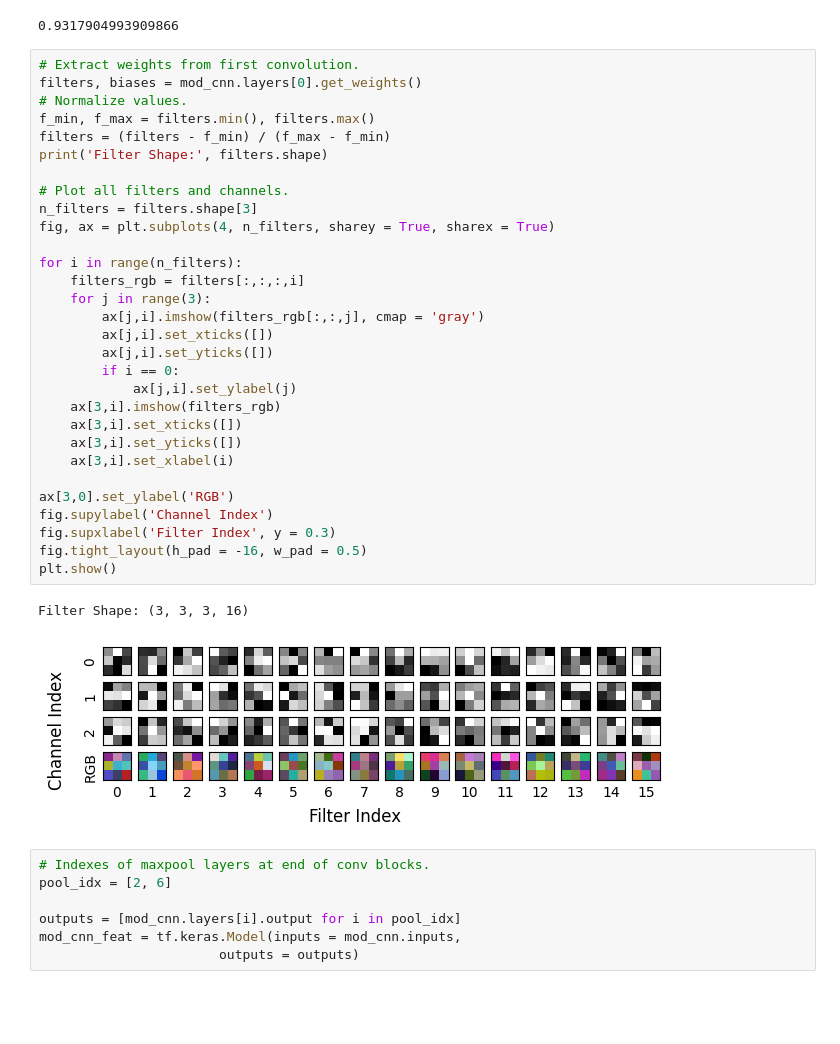
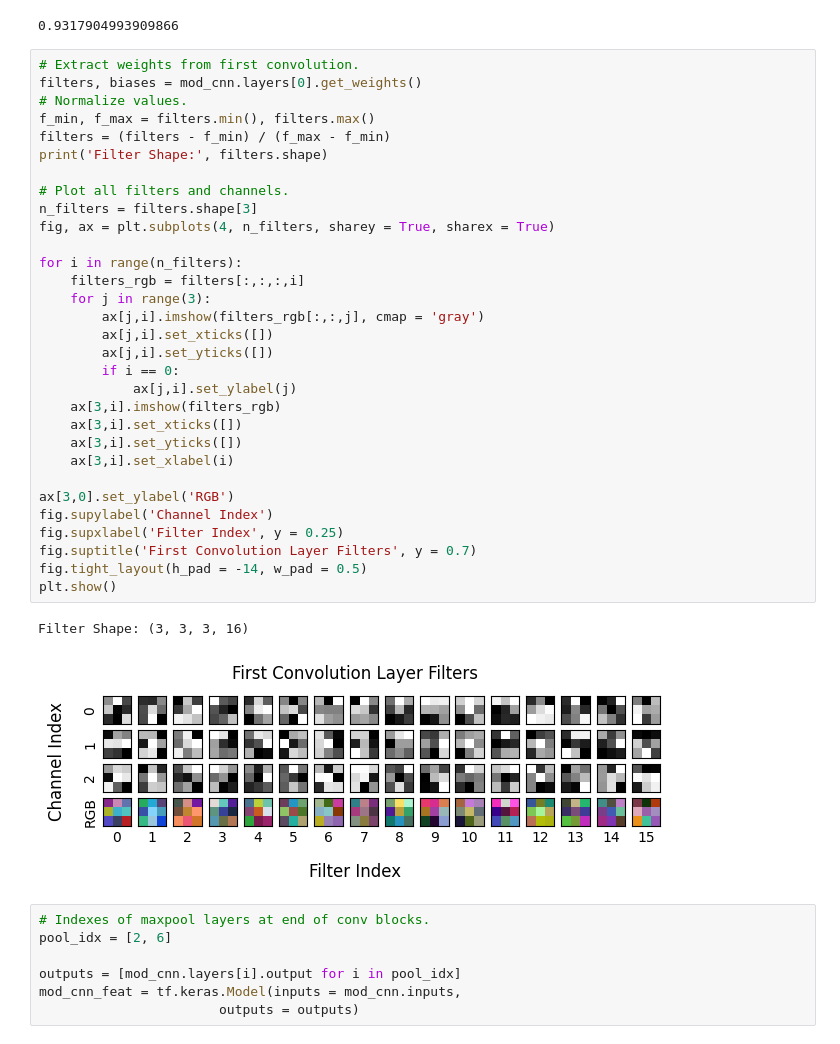
Before and after one commit to chill0121/Periocular_Sex_Classification, a Jupyter notebook: Periocular_Sex_Classification.ipynb, the cells around one changed output. Saved outputs shown, nothing was run; the diff lists cells and outputs as text; blank space fills up the shorter version.

```diff
--- a/Periocular_Sex_Classification.ipynb
+++ b/Periocular_Sex_Classification.ipynb
@@ -571,36 +571,37 @@ accuracy_score(y_pred_cnn, y_val)
 # %%
 # Extract weights from first convolution.
 filters, biases = mod_cnn.layers[0].get_weights()
 # Normalize values.
 f_min, f_max = filters.min(), filters.max()
 filters = (filters - f_min) / (f_max - f_min)
 print('Filter Shape:', filters.shape)
 
 # Plot all filters and channels.
 n_filters = filters.shape[3]
 fig, ax = plt.subplots(4, n_filters, sharey = True, sharex = True)
 
 for i in range(n_filters):
     filters_rgb = filters[:,:,:,i]
     for j in range(3):
         ax[j,i].imshow(filters_rgb[:,:,j], cmap = 'gray')
         ax[j,i].set_xticks([])
         ax[j,i].set_yticks([])
         if i == 0:
             ax[j,i].set_ylabel(j)
     ax[3,i].imshow(filters_rgb)
     ax[3,i].set_xticks([])
     ax[3,i].set_yticks([])
     ax[3,i].set_xlabel(i)
 
 ax[3,0].set_ylabel('RGB')
 fig.supylabel('Channel Index')
-fig.supxlabel('Filter Index', y = 0.3)
-fig.tight_layout(h_pad = -16, w_pad = 0.5)
+fig.supxlabel('Filter Index', y = 0.25)
+fig.suptitle('First Convolution Layer Filters', y = 0.7)
+fig.tight_layout(h_pad = -14, w_pad = 0.5)
 plt.show()
 # %% [output]
 Filter Shape: (3, 3, 3, 16)
-[figure, old version]
+[figure, new version]
 # %%
 # Indexes of maxpool layers at end of conv blocks.
 pool_idx = [2, 6]
```
Also changed, not shown: parts of 2 cells of this notebook.
